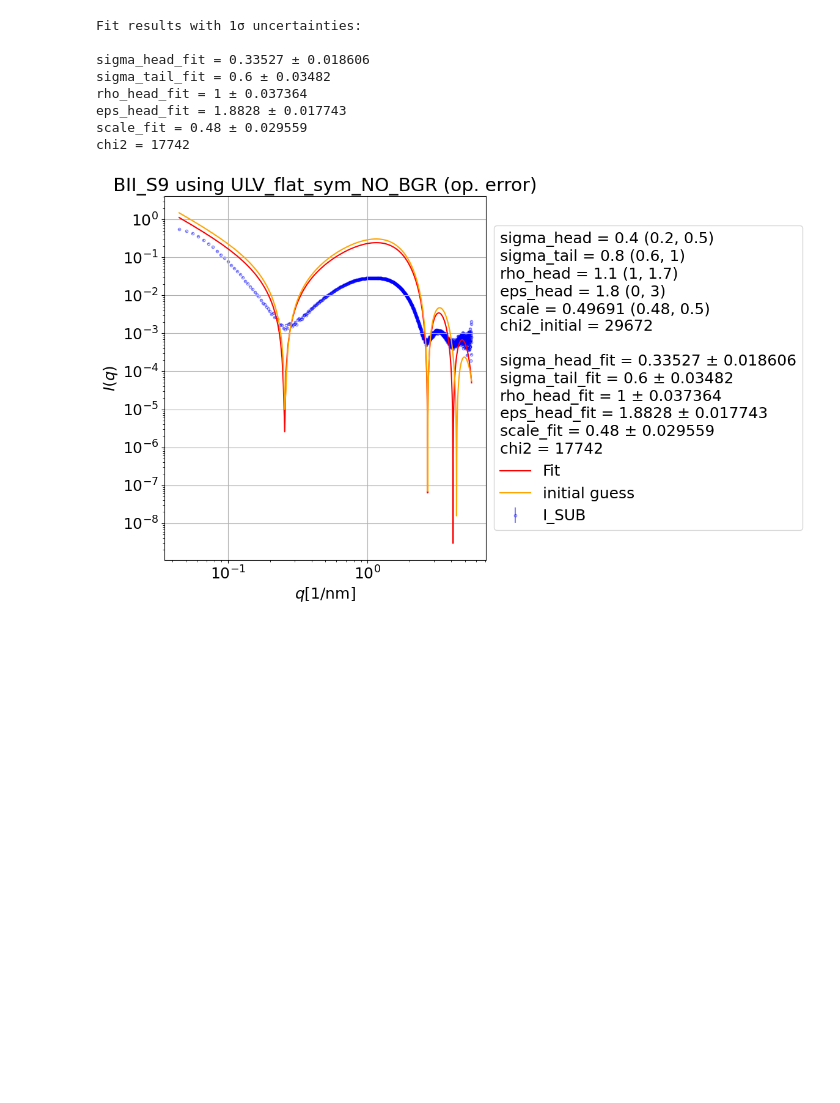
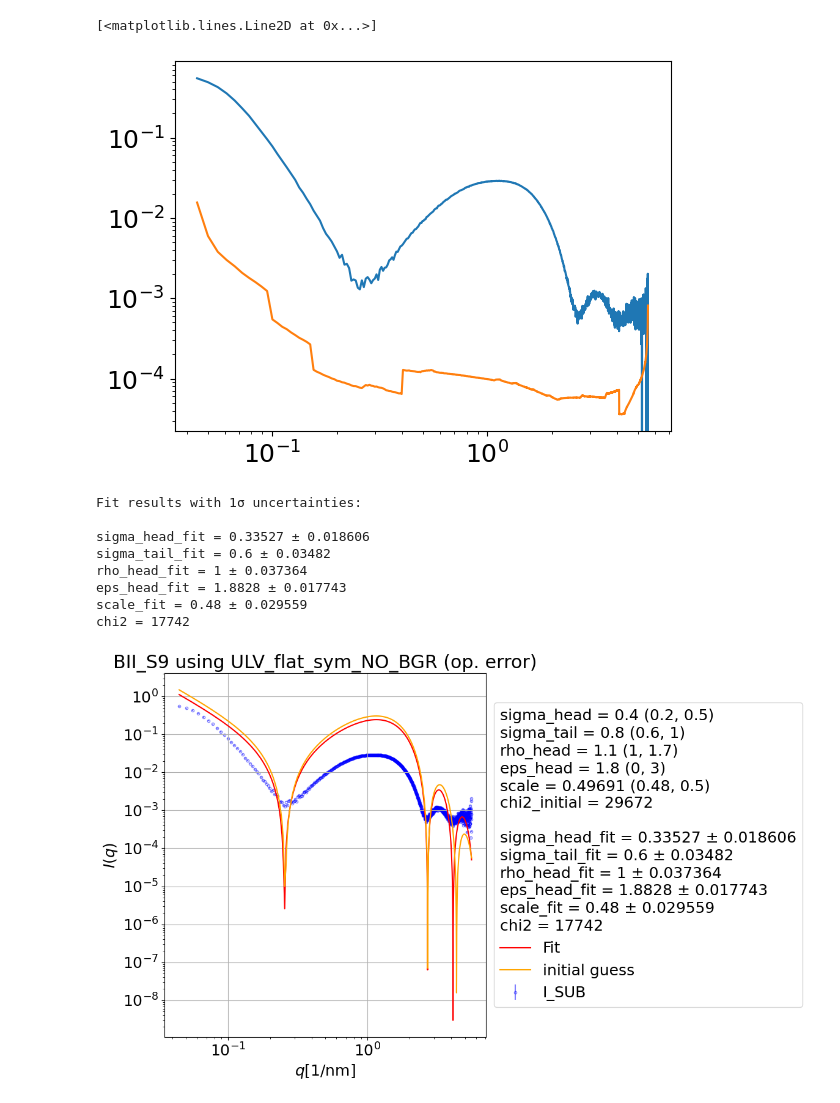
Before and after one commit to riko-hilger/BM29_data_and_analysis_2026, a Jupyter notebook: analysis_BM29_July2026/Fit_LV4+aSyn/BM29_fitting_Aug14.ipynb, the cells around one changed output. Cells and saved outputs as stored; diff of their text form; code cells hidden in the pictures; blank space fills up the shorter version.

```diff
--- a/analysis_BM29_July2026/Fit_LV4+aSyn/BM29_fitting_Aug14.ipynb
+++ b/analysis_BM29_July2026/Fit_LV4+aSyn/BM29_fitting_Aug14.ipynb
@@ -13,12 +13,19 @@ from scipy.optimize import curve_fit
 # %%
 sample = "BII_S9" # "BII_S9_15mM_LV4_PBS_FVII"
 block = sample.split("_")[0]
 block_path = BM29.blockpath(block)
 dir_names = [x.name for x in block_path.iterdir()]
 for dir_name in dir_names:
     if dir_name[:-13].endswith(sample):
         sub_dat_path = block_path / dir_name / "avg_and_sub" / BM29.sample_dict[sample]
         q, I, Ierr = np.loadtxt(sub_dat_path, unpack=True)
+
+Ierr_op = BM29.op_error_focus_minimum_high(q, Ierr)
+plt.loglog(q, I)
+plt.loglog(q, Ierr_op)
+# %% [output]
+[<matplotlib.lines.Line2D at 0x...>]
+[figure, added]
 # %%
 fit_function = fit.ULV_flat_sym_NO_BGR
 plt.close("all")
```
Also changed, not shown: 13 other files.
